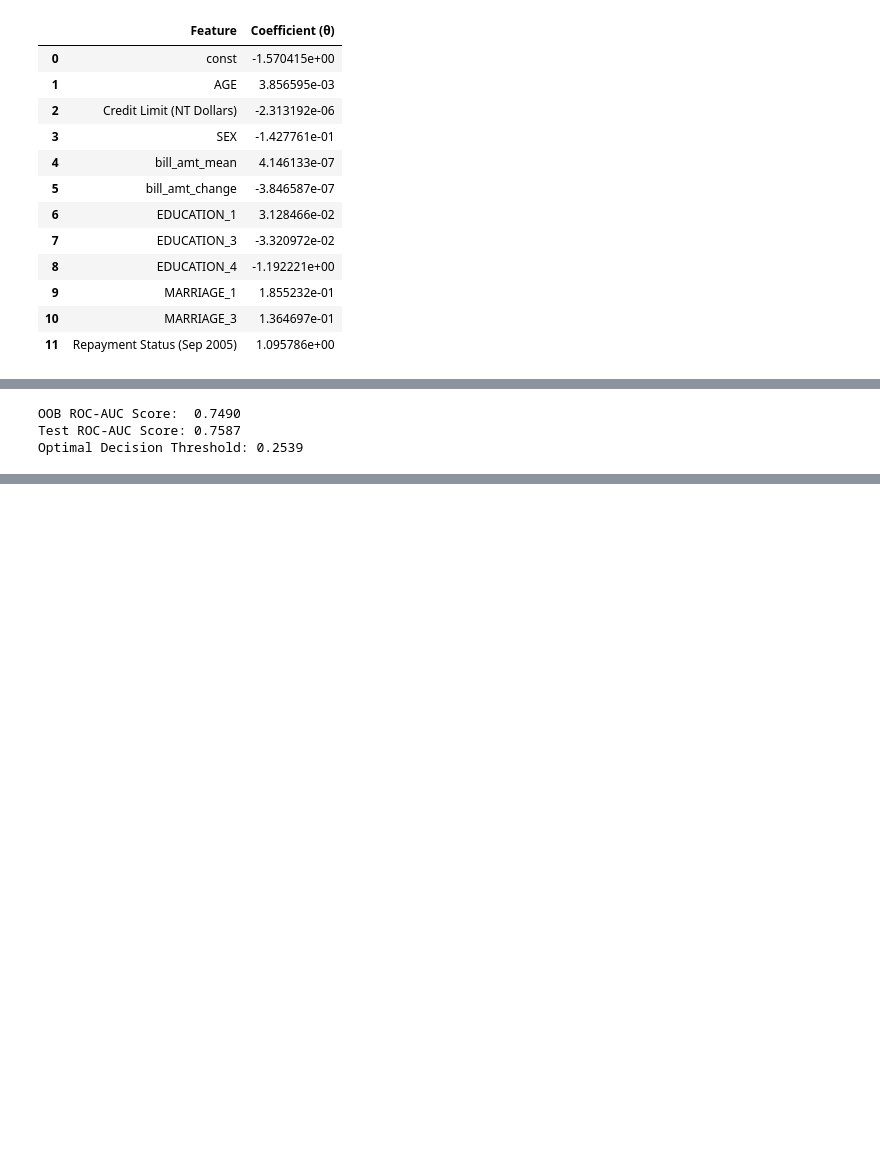
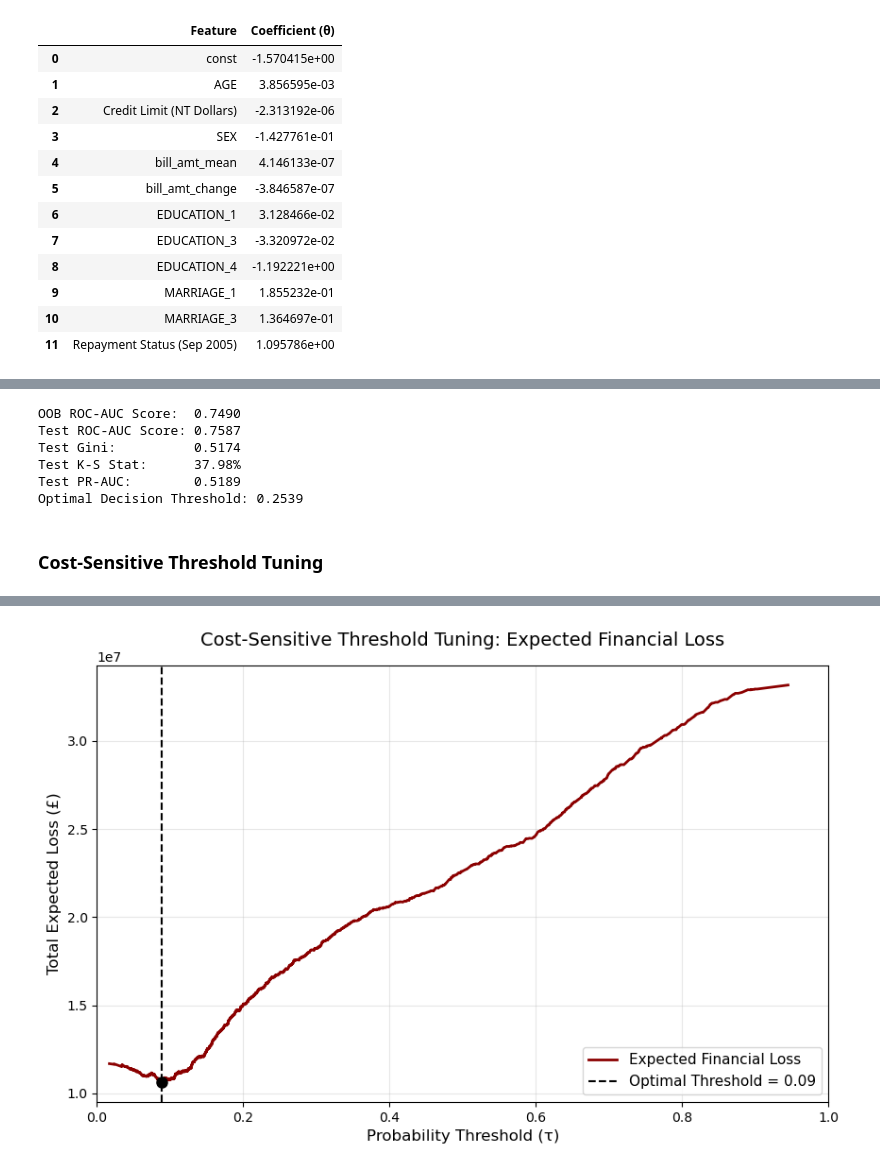
Before and after one commit to milesg3000-hub/Credit_Risk_Modelling, a Jupyter notebook: credit_risk.ipynb, the cells around one changed output, grey strips where cells are left out. Saved outputs shown, nothing was run; the diff lists cells and outputs as text; code cells hidden in the pictures; blank space fills up the shorter version.

```diff
--- a/credit_risk.ipynb
+++ b/credit_risk.ipynb
@@ -735,20 +958,43 @@ class CustomRandomForest:
         oob_avg_probs = oob_prob_sum[valid_mask] / oob_counts[valid_mask]
 
         return roc_auc_score(y_arr[valid_mask], oob_avg_probs)
+    def evaluate(self, X_test, y_test, threshold=0.5):
+        """
+        Evaluates the fitted Random Forest on out-of-sample test data using
+        credit risk metrics beyond just ROC-AUC analysis (Gini, K-S, PR-AUC).
+        """
+        # Obtain predicted probabilities for the default class (y = 1)
+        y_prob = self.predict_proba(X_test)[:, 1]
+        # Compute full metric set using helper function
+        metrics = compute_credit_risk_metrics(y_test, y_prob, threshold=threshold)
+
+        print("=== RANDOM FOREST TEST PERFORMANCE ===")
+        print(f"Test ROC-AUC:  {metrics['ROC-AUC']:.4f}")
+        print(f"Test Gini:     {metrics['Gini']:.4f}")
+        print(f"Test K-S Stat: {metrics['KS'] * 100:.2f}%")
+        print(f"Test PR-AUC:   {metrics['PR-AUC']:.4f}")
+        print(f"Test Accuracy: {metrics['Accuracy']:.4f}")
+
+        return metrics
 # %%
 # Fit custom ensemble using the CustomRandomForest object created through OOP
 rf_custom = CustomRandomForest(n_estimators=100, max_depth=15, max_features='sqrt', random_state=42)
 rf_custom.fit(X_train, Y_train)
 
-# Extract probabilities and baseline metrics
+# Extract probabilities and compute baseline metrics
 oob_auc = rf_custom.compute_oob_auc(X_train, Y_train)
 test_probs = rf_custom.predict_proba(X_test)[:, 1]
-test_auc = roc_auc_score(Y_test, test_probs)
+
+# Compute full credit risk metric suite (ROC-AUC, Gini, K-S, PR-AUC)
+rf_metrics = compute_credit_risk_metrics(Y_test, test_probs)
 
 print(f"OOB ROC-AUC Score:  {oob_auc:.4f}")
-print(f"Test ROC-AUC Score: {test_auc:.4f}")
+print(f"Test ROC-AUC Score: {rf_metrics['ROC-AUC']:.4f}")
+print(f"Test Gini:          {rf_metrics['Gini']:.4f}")
+print(f"Test K-S Stat:      {rf_metrics['KS'] * 100:.2f}%")
+print(f"Test PR-AUC:        {rf_metrics['PR-AUC']:.4f}")
 
-# Perform threshold optimization (using Youden's J Statistic) to avoid arbitrary choice of 0.5
+# Perform threshold optimization (using Youden's J Statistic) initially
 fpr, tpr, thresholds = roc_curve(Y_test, test_probs)
 j_scores = tpr - fpr
 optimal_idx = np.argmax(j_scores)
@@ -758,4 +1004,44 @@ print(f"Optimal Decision Threshold: {optimal_threshold:.4f}")
 # %% [output]
 OOB ROC-AUC Score:  0.7490
 Test ROC-AUC Score: 0.7587
+Test Gini:          0.5174
+Test K-S Stat:      37.98%
+Test PR-AUC:        0.5189
 Optimal Decision Threshold: 0.2539
+# %% [markdown]
+### Cost-Sensitive Threshold Tuning
+# %%
+# Create some arbitrary costs of false negatives and false positives
+COST_FN = 5000
+COST_FP = 500
+
+P = sum(Y == 1)
+N = sum(Y == 0)
+
+fps = fpr*N
+fns = P- (tpr*P)
+
+expected_costs = (fns*COST_FN) + (fps*COST_FP)
+
+optimal_idx = np.argmin(expected_costs)
+optimal_threshold = thresholds[optimal_idx]
+minimum_cost = expected_costs[optimal_idx]
+
+print(f"Optimal Business Threshold: {optimal_threshold:.4f}")
+print(f"Minimum Expected Portfolio Loss: £{minimum_cost:,.2f}")
+
+plt.figure(figsize=(10, 6))
+plt.plot(thresholds[thresholds <= 1.0], expected_costs[thresholds <= 1.0],
+         color='darkred', linewidth=2, label='Expected Financial Loss')
+plt.axvline(x=optimal_threshold, color='black', linestyle='--',
+            label=f'Optimal Threshold = {optimal_threshold:.2f}')
+plt.plot(optimal_threshold, minimum_cost, marker='o', markersize=8, color='black')
+
+plt.title('Cost-Sensitive Threshold Tuning: Expected Financial Loss', fontsize=14, pad=15)
+plt.xlabel('Probability Threshold (\u03c4)', fontsize=12)
+plt.ylabel('Total Expected Loss (\u00a3)', fontsize=12)
+plt.xlim([0.0, 1.0])
+plt.grid(True, alpha=0.3)
+plt.legend(fontsize=11)
+plt.show()
+# %% [output]
@@ -761,0 +1050 @@ Optimal Decision Threshold: 0.2539
+[figure, added]
```
Also changed, not shown: parts of 26 cells of this notebook.
